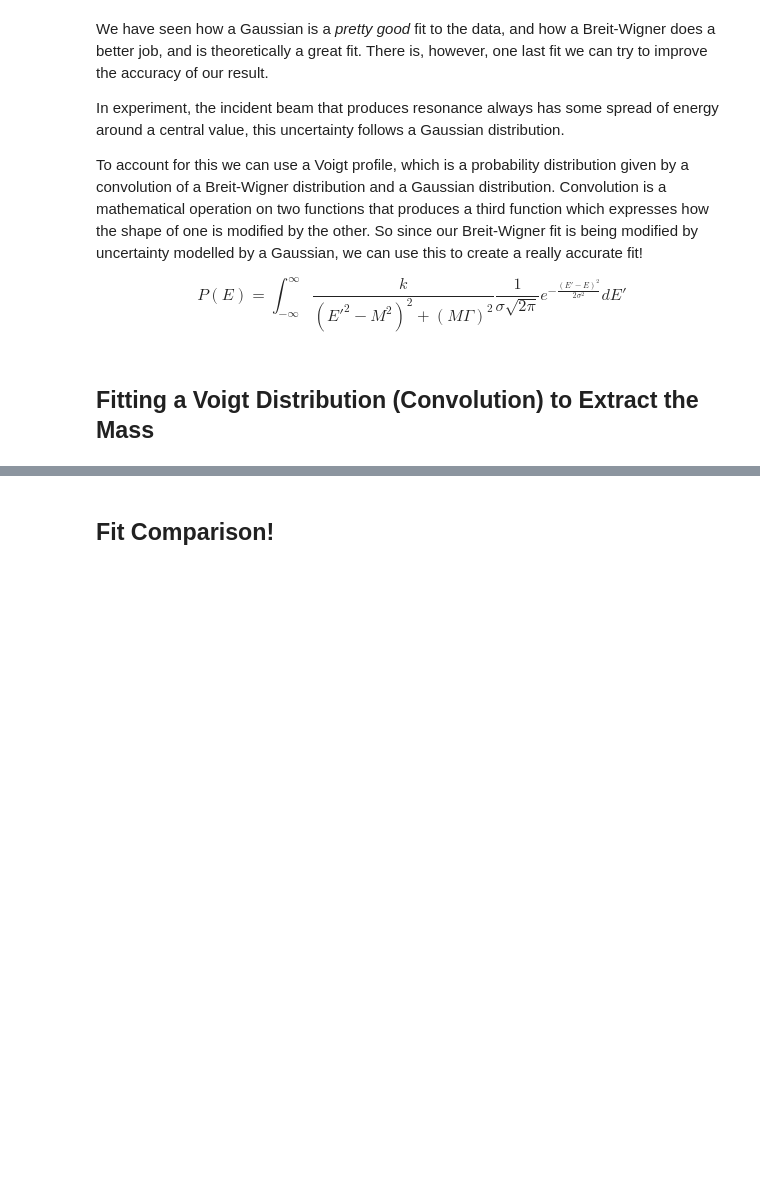
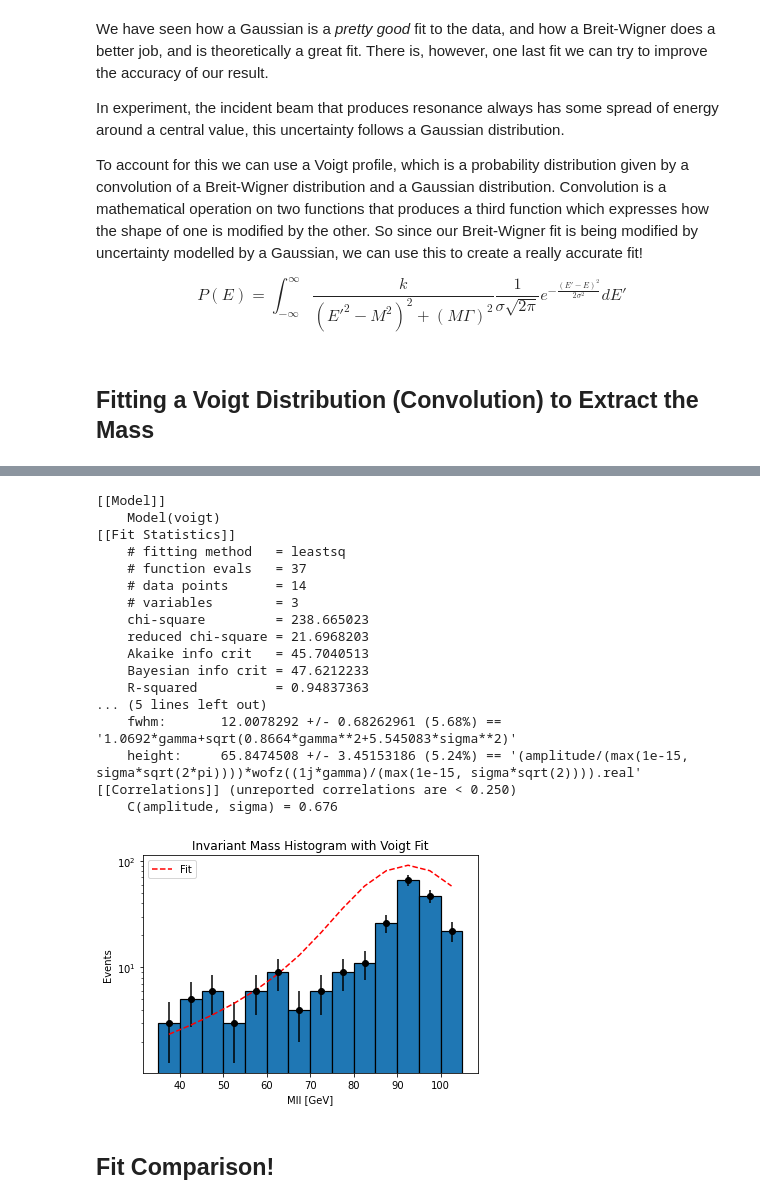
Before and after one commit to KatieGray024/notebooks-collection-opendata, a Jupyter notebook: 13-TeV-examples/uproot_python/Find_the_Z.ipynb, the cells around one changed output, grey strips where cells are left out. Cells and saved outputs as stored; diff of their text form; code cells hidden in the pictures; blank space fills up the shorter version.

```diff
--- a/13-TeV-examples/uproot_python/Find_the_Z.ipynb
+++ b/13-TeV-examples/uproot_python/Find_the_Z.ipynb
@@ -414,2 +357,48 @@ No artists with labels found to put in legend.  Note that artists whose label st
+# %%
+plt.hist(data_all['mll'], bins=bin_edges, edgecolor='black', linewidth=1.2)
+plt.errorbar(x=bin_centres,
+                   y=data_x,
+                   yerr=data_x_errors,
+                   fmt='ko' ) # 'k' means black and 'o' is for circles
+
+# Voigt Fit Function :
+mod = VoigtModel()
+
+pars = mod.guess(data_x, x=bin_centres)
+out_voigt = mod.fit(data_x, pars, x=bin_centres)
+
+plt.plot(bin_centres, out_voigt.init_fit, '--r', label='Fit')
+
+print(out_voigt.fit_report(min_correl=0.25))
+
+plt.legend()
+
+#Axis Titles
+plt.xlabel('Mll [GeV]')
+plt.ylabel('Events')
+plt.title('Invariant Mass Histogram with Voigt Fit')
+
+# make the y-axis log scale
+plt.yscale('log')
+figsize=(10, 8)
+# %% [output]
+[[Model]]
+    Model(voigt)
+[[Fit Statistics]]
+    # fitting method   = leastsq
+    # function evals   = 37
+    # data points      = 14
+    # variables        = 3
+    chi-square         = 238.665023
+    reduced chi-square = 21.6968203
+    Akaike info crit   = 45.7040513
+    Bayesian info crit = 47.6212233
+    R-squared          = 0.94837363
+... (5 lines left out)
+    fwhm:       12.0078292 +/- 0.68262961 (5.68%) == '1.0692*gamma+sqrt(0.8664*gamma**2+5.545083*sigma**2)'
+    height:     65.8474508 +/- 3.45153186 (5.24%) == '(amplitude/(max(1e-15, sigma*sqrt(2*pi))))*wofz((1j*gamma)/(max(1e-15, sigma*sqrt(2)))).real'
+[[Correlations]] (unreported correlations are < 0.250)
+    C(amplitude, sigma) = 0.676
+[figure, added]
 # %% [markdown]
 ## Fit Comparison!
```
Also changed, not shown: parts of 11 cells of this notebook, 1 other file.
